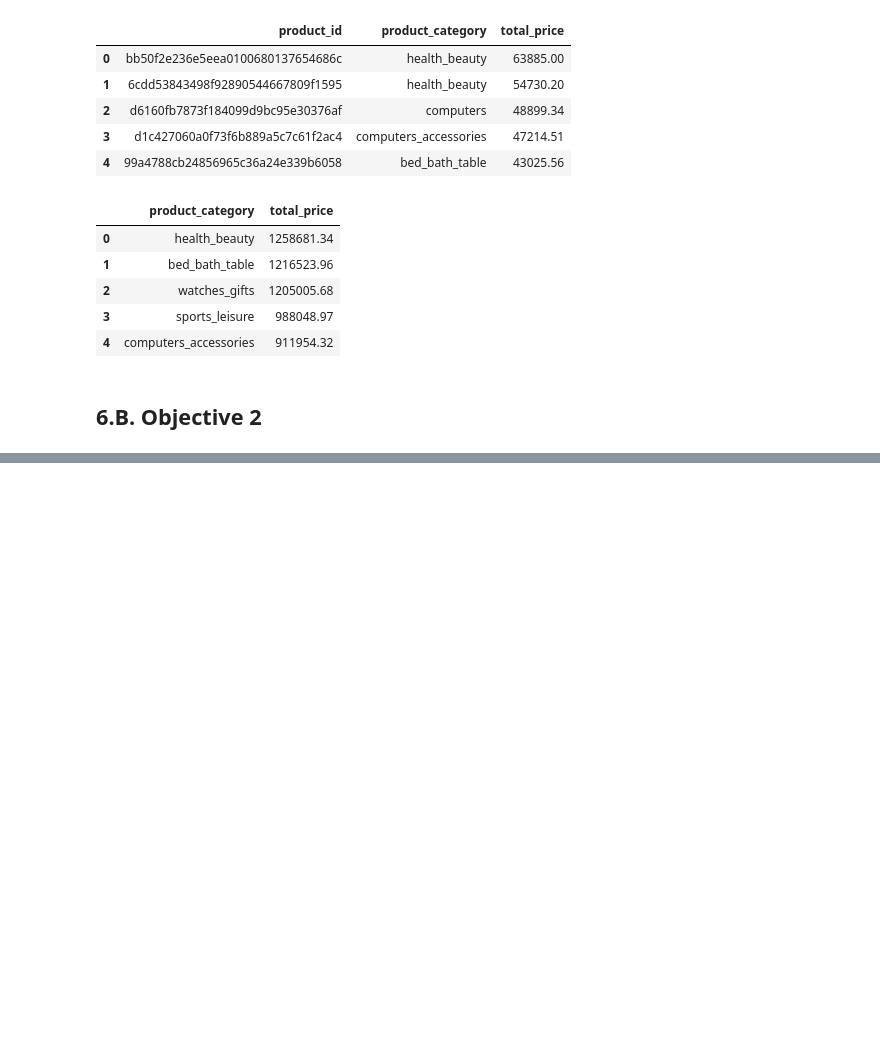
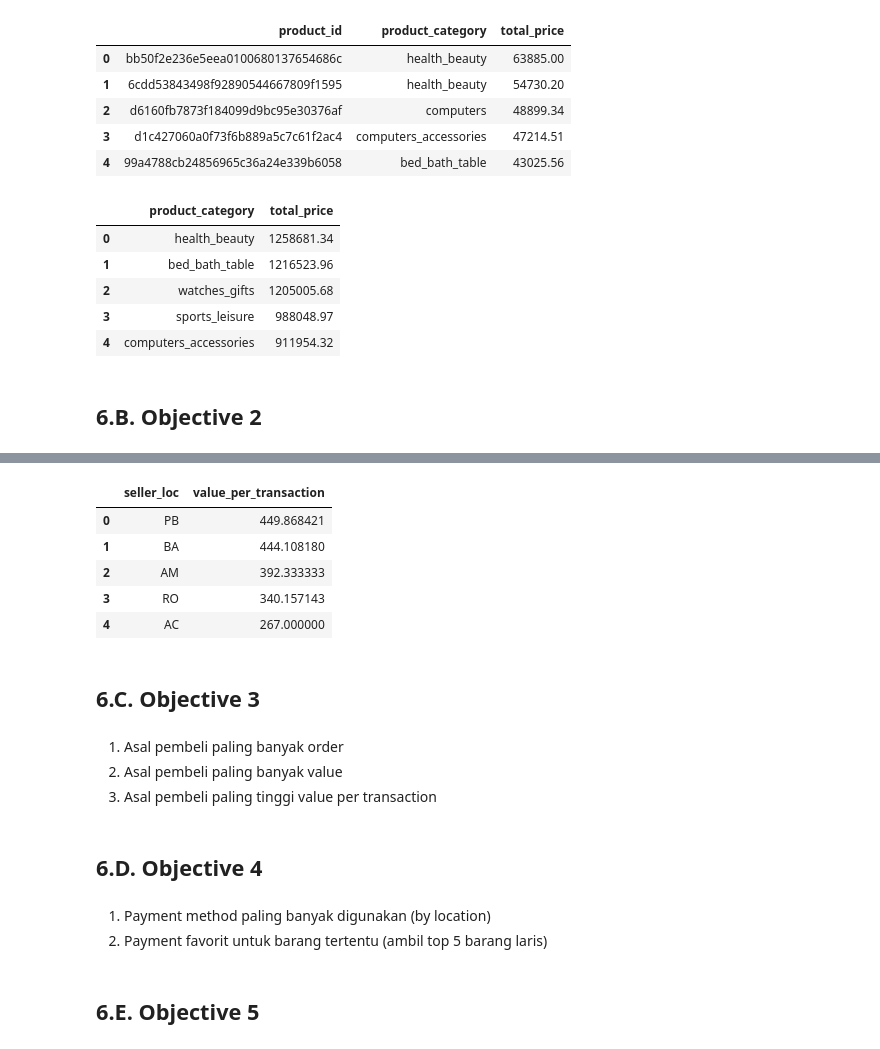
Before and after one commit to bagusfarisa/olist-data-wrangling, a Jupyter notebook: olist.ipynb, the cells around one changed output, grey strips where cells are left out. Saved outputs shown, nothing was run; the diff lists cells and outputs as text; code cells hidden in the pictures; blank space fills up the shorter version.

```diff
--- a/olist.ipynb
+++ b/olist.ipynb
@@ -1001,0 +1105,42 @@ ps.sqldf(q1c, locals())
+# %%
+query = """
+SELECT
+    s.seller_state AS seller_loc,
+    (SUM(oi.price)/COUNT(oi.order_id)) AS value_per_transaction
+FROM
+    df_order AS o
+INNER JOIN
+    df_order_items AS oi ON o.order_id = oi.order_id
+INNER JOIN
+    df_products AS p ON oi.product_id = p.product_id
+INNER JOIN
+    df_product_cat_name_transl AS pcnt ON p.product_category_name = pcnt.product_category_name
+INNER JOIN
+    df_sellers AS s ON oi.seller_id = s.seller_id
+GROUP BY s.seller_state
+ORDER BY value_per_transaction DESC
+LIMIT 5;
+"""
+
+
+ps.sqldf(query, locals())
+# %% [output]
+|  | seller_loc | value_per_transaction |
+| 0 | PB | 449.868421 |
+| 1 | BA | 444.108180 |
+| 2 | AM | 392.333333 |
+| 3 | RO | 340.157143 |
+| 4 | AC | 267.000000 |
+# %% [markdown]
+## 6.C. Objective 3
+# %% [markdown]
+1. Asal pembeli paling banyak order
+2. Asal pembeli paling banyak value
+3. Asal pembeli paling tinggi value per transaction
+# %% [markdown]
+## 6.D. Objective 4
+# %% [markdown]
+1. Payment method paling banyak digunakan (by location)
+2. Payment favorit untuk barang tertentu (ambil top 5 barang laris)
+# %% [markdown]
+## 6.E. Objective 5
```
Also changed, not shown: parts of 11 cells of this notebook.
